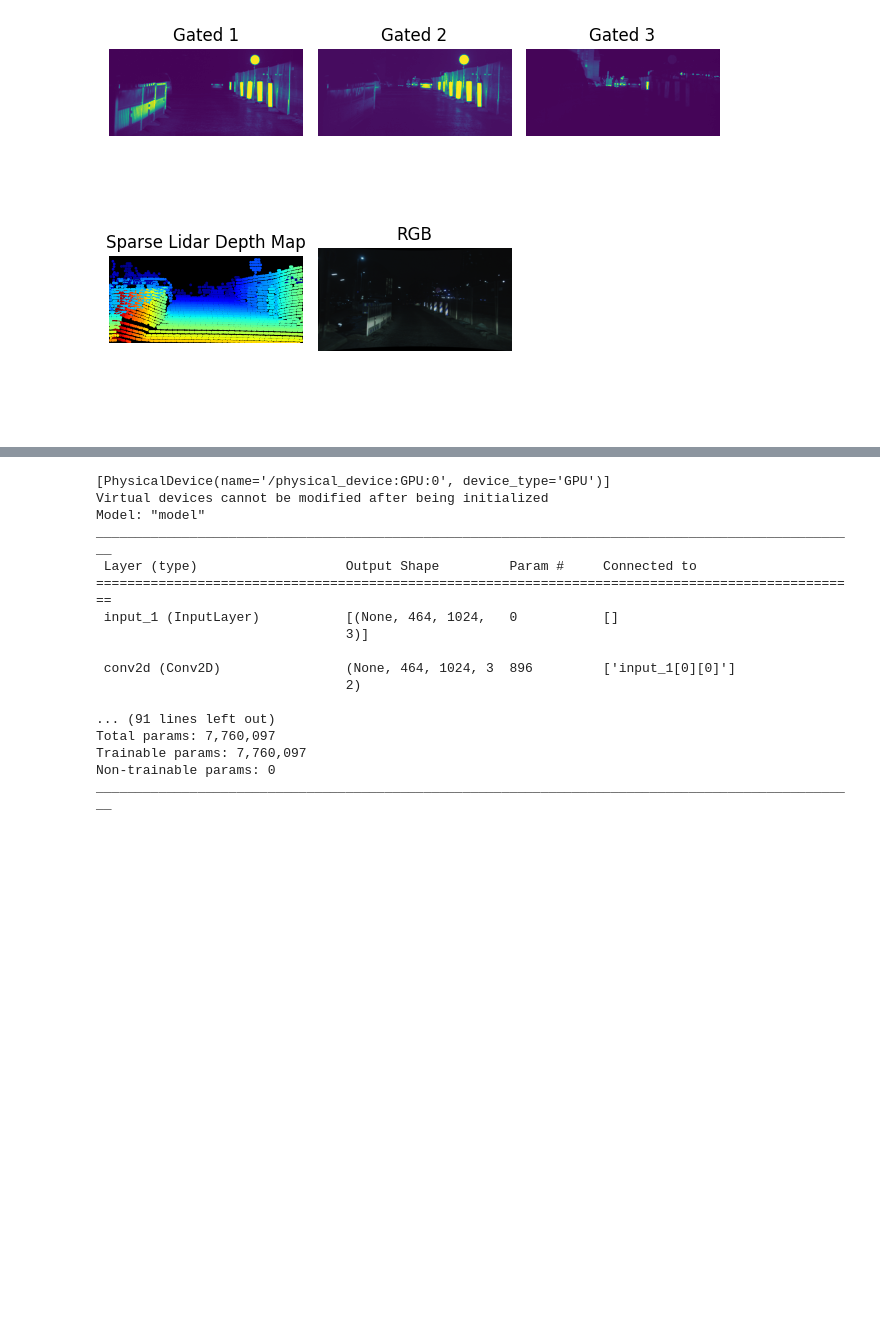
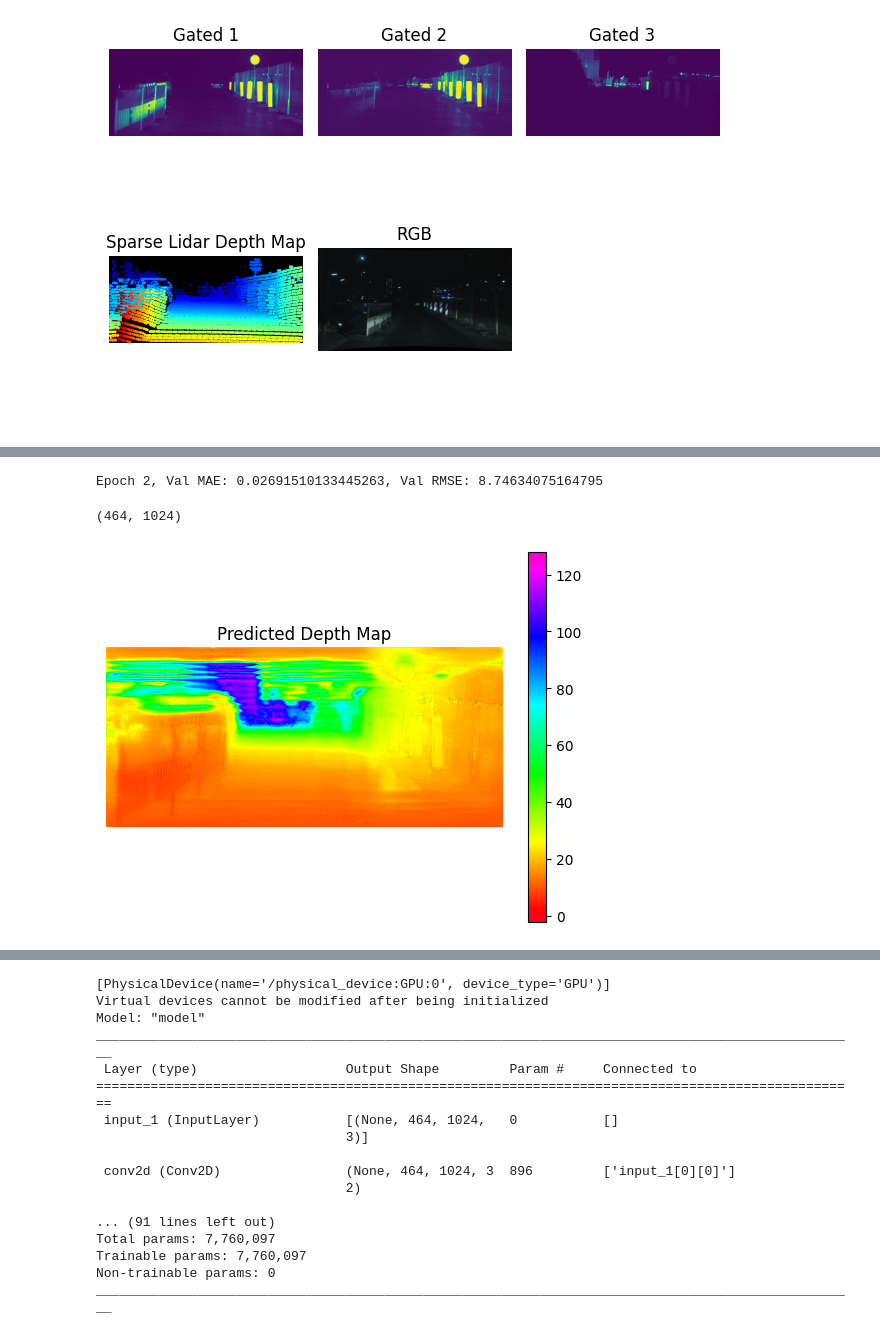
Before and after one commit to Edricos/newG2D, a Jupyter notebook: src/main.ipynb, the cells around one changed output, grey strips where cells are left out. Drawn from its saved outputs; the diff is of its cells as text; code cells hidden in the pictures; blank space fills up the shorter version.

```diff
--- a/src/main.ipynb
+++ b/src/main.ipynb
@@ -276,0 +357,39 @@ num_test_samples = int(0.1 * num_samples)  # 10%的样本作为测试集
+# %%
+sample_ids_val = readlines(fpath.format("val"))
+
+val_mae_metric = tf.keras.metrics.Mean(name='train_MAE')
+val_rmse_metric = tf.keras.metrics.Mean(name='train_RMSE')
+
+with tqdm.tqdm(total=len(sample_ids_val), desc='Validation ') as pbar:
+    for id in sample_ids_val:
+        x_batch = read_gated_image(base_dir, gta_pass, id, data_type)
+        gt_patch, lidar_mask = read_gt_image(base_dir, gta_pass, id, data_type, min_distance, max_distance)
+        lidar_mask = lidar_mask.astype('float32')
+
+        y_pred = model(x_batch)
+
+        batch_mae = mae_loss_c(gt_patch, y_pred, lidar_mask)
+        batch_rmse = rmse_c(gt_patch, y_pred, lidar_mask)
+        val_mae_metric(batch_mae)
+        val_rmse_metric(batch_rmse)
+
+        pbar.update(1)
+
+template = 'Epoch {}, Val MAE: {}, Val RMSE: {}'
+print(template.format(epoch, val_mae_metric.result(), val_rmse_metric.result()))
+# %% [output]
+Epoch 2, Val MAE: 0.02691510133445263, Val RMSE: 8.74634075164795
+# %%
+in_img = read_gated_image(base_dir, gta_pass, img_id, data_type) # 扩展数据的维度以匹配模型的输入维度
+# inputs = tf.expand_dims(in_img, axis=0) # 使用模型进行预测
+predictions = model(in_img)*150 # 获取预测的深度图
+predicted_depth = predictions[0, :, :, 0]
+print(predicted_depth.shape) # 使用matplotlib显示图像
+plt.imshow(predicted_depth, cmap='gist_rainbow')  # 使用viridis颜色映射 #
+plt.colorbar()
+plt.title("Predicted Depth Map")
+plt.axis('off')
+plt.show()
+# %% [output]
+(464, 1024)
+[figure, added]
```
Also changed, not shown: parts of 8 cells of this notebook.
